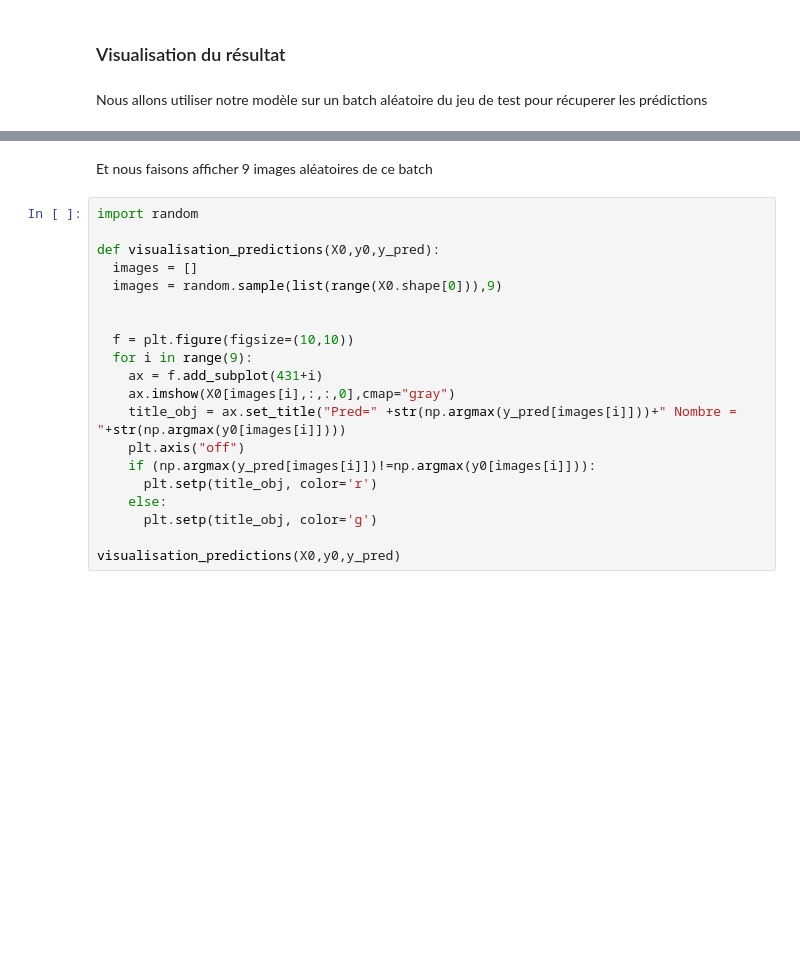
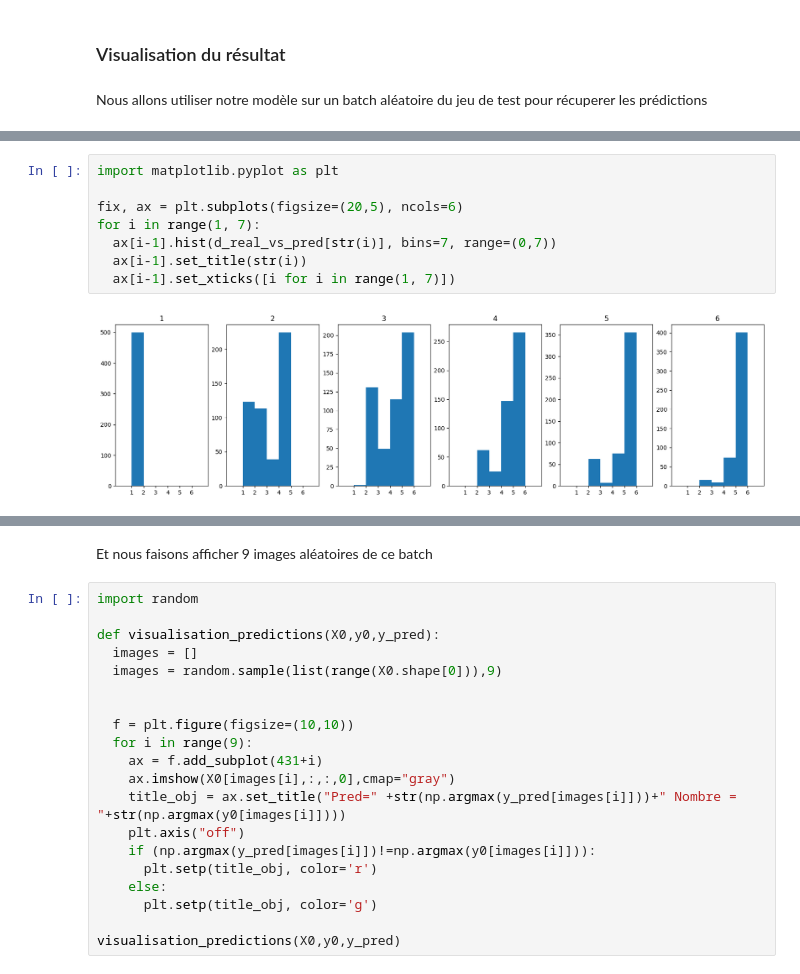
Before and after one commit to tyrosine-rex/projet_DL_photoreceptor, a Jupyter notebook: source/notebook/LeNet5.ipynb, the cells around one changed output, grey strips where cells are left out. Saved outputs shown, nothing was run; the diff lists cells and outputs as text; blank space fills up the shorter version.

```diff
--- a/source/notebook/LeNet5.ipynb
+++ b/source/notebook/LeNet5.ipynb
@@ -433,3 +469,13 @@ Nous allons utiliser notre modèle sur un batch aléatoire du jeu de test pour r
+# %%
+import matplotlib.pyplot as plt
+
+fix, ax = plt.subplots(figsize=(20,5), ncols=6)
+for i in range(1, 7):
+  ax[i-1].hist(d_real_vs_pred[str(i)], bins=7, range=(0,7))
+  ax[i-1].set_title(str(i))
+  ax[i-1].set_xticks([i for i in range(1, 7)])
+# %% [output]
+[figure, added]
 # %%
 X0,y0 = next(test_img_gen)
 y_pred = model.predict(X0)
```
Also changed, not shown: parts of 26 cells of this notebook.
